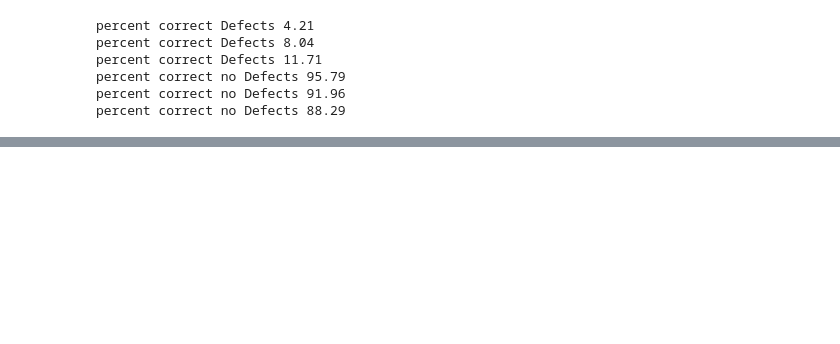
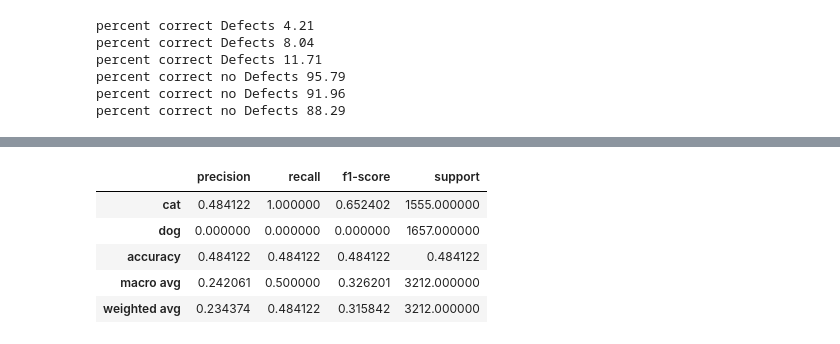
Before and after one commit to Divante222/classification_exercises, a Jupyter notebook: model_evaluation.ipynb, the cells around one changed output, grey strips where cells are left out. Cells and saved outputs as stored; diff of their text form; code cells hidden in the pictures; blank space fills up the shorter version.

```diff
--- a/model_evaluation.ipynb
+++ b/model_evaluation.ipynb
@@ -351,0 +432,11 @@ pd.crosstab(df.model1, df.actual)
+# %%
+pd.DataFrame(classification_report(subset2.actual, subset2.model2,
+                                  labels = ['cat', 'dog'],
+                                  output_dict=True)).T
+# %% [output]
+|  | precision | recall | f1-score | support |
+| cat | 0.484122 | 1.000000 | 0.652402 | 1555.000000 |
+| dog | 0.000000 | 0.000000 | 0.000000 | 1657.000000 |
+| accuracy | 0.484122 | 0.484122 | 0.484122 | 0.484122 |
+| macro avg | 0.242061 | 0.500000 | 0.326201 | 3212.000000 |
+| weighted avg | 0.234374 | 0.484122 | 0.315842 | 3212.000000 |
```
Also changed, not shown: parts of 13 cells of this notebook.
